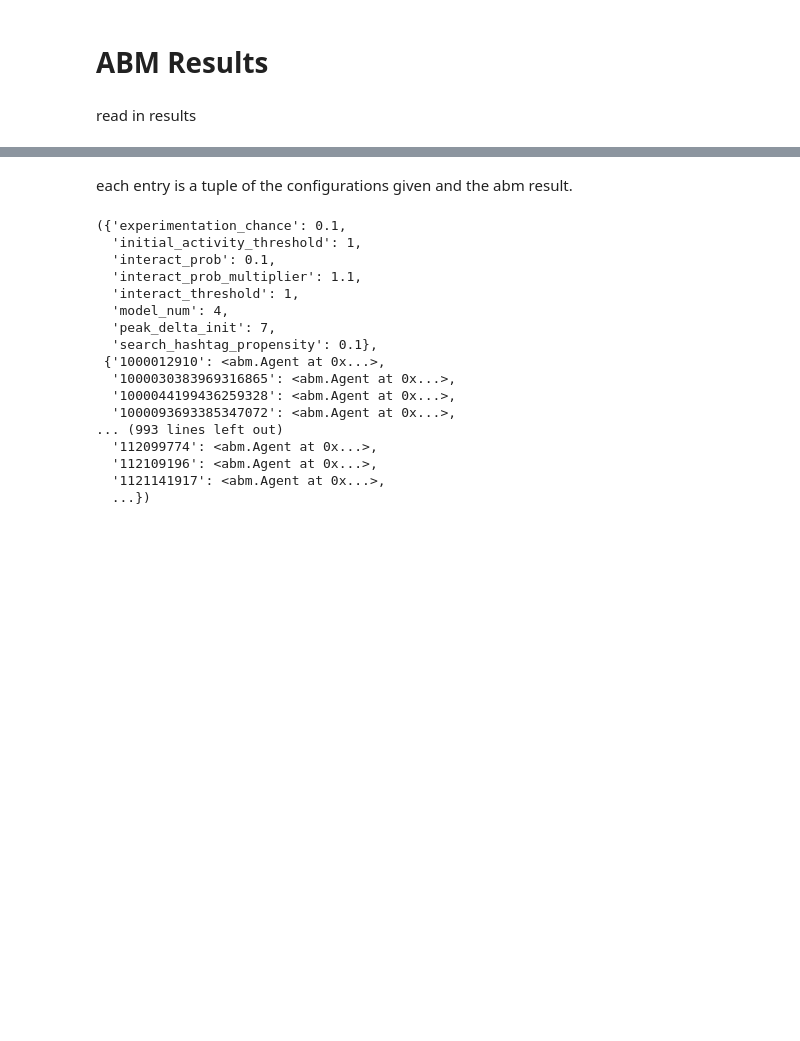
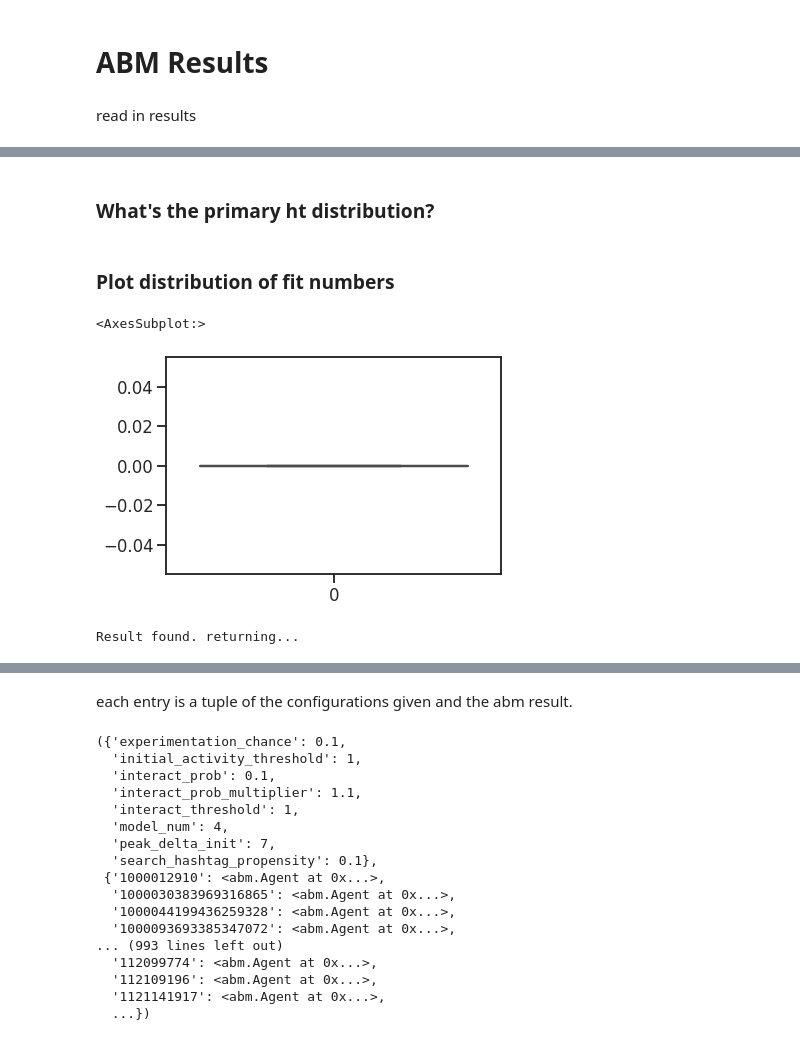
Before and after one commit to hubertau/DPhil_Studies, a Jupyter notebook: 2021-04_Study_A_Diffusion/notebooks/abm_results.ipynb, the cells around one changed output, grey strips where cells are left out. Saved outputs shown, nothing was run; the diff lists cells and outputs as text; code cells hidden in the pictures; blank space fills up the shorter version.

```diff
--- a/2021-04_Study_A_Diffusion/notebooks/abm_results.ipynb
+++ b/2021-04_Study_A_Diffusion/notebooks/abm_results.ipynb
@@ -42,0 +46,17 @@ read in results
+# %%
+# arc summary file:
+
+group_num = 2
+
+arc_summary_file = os.path.join('/home/hubert/DPhil_Studies/2021-04_Study_A_Diffusion/data/06_reporting', 'ABM_summary_group_2.obj')
+
+# read in data
+with open(arc_summary_file, 'rb') as f:
+    summary = pickle.load(f)
+
+# extract reference values
+reference_values = summary[-1]
+
+# unroll summary
+summary = summary[:-1]
+summary = [item for sublist in summary for item in sublist]
@@ -42,0 +83,2 @@ read in results
+# %%
+temp = temp[temp['index'].isin(['wetoo', 'niunamenos'])]
@@ -42,0 +89,22 @@ read in results
+# %%
+def process_best_fit(summary, reference_values, how = 'left', subset = None):
+
+    if isinstance(subset, str):
+        subset = [subset]
+        print('subset was a string, converted to list')
+
+    best_fit = []
+    for index, item in tqdm.tqdm(enumerate(summary), total = len(summary)):
+        params, values = item
+        temp = values.merge(reference_values[1], on='index', how='right').fillna(0)
+        # print(temp)
+        if subset is not None:
+            # print(subset)
+            temp = temp[temp['index'].isin(subset)]
+            # print(temp)
+        best_fit.append(np.sqrt(((temp.iloc[:,2]-temp.iloc[:,1])**2).sum()))
+    best_fit = np.array(best_fit)
+
+    return best_fit
+
+best_fit = process_best_fit(summary, reference_values, subset = ['niunamenos', 'noustoutes'])
@@ -42,0 +149,33 @@ read in results
+# %% [markdown]
+### What's the primary ht distribution?
+# %% [markdown]
+### Plot distribution of fit numbers
+# %%
+sns.boxplot(data = best_fit)
+# %% [output]
+<AxesSubplot:>
+[figure, added]
+# %%
+def find_result_with_params(query, summary):
+
+    # function to find, given a set of parameters, the results of that parameter set.
+
+    for params, result in summary:
+        if params == query:
+            print('Result found. returning...')
+            return result
+    print('No result found. Ending. Check query')
+    return None
+
+searched_res = find_result_with_params({
+   'experimentation_chance': 0.3,
+ 'initial_activity_threshold': 1,
+ 'interact_prob': 0.9,
+ 'interact_prob_multiplier': 1.1,
+ 'interact_threshold': 2,
+ 'model_num': 5,
+ 'peak_delta_init': 5,
+ 'search_hashtag_propensity': 0.2
+},summary)
+# %% [output]
+Result found. returning...
```
Also changed, not shown: parts of 12 cells of this notebook, 1 other file.
